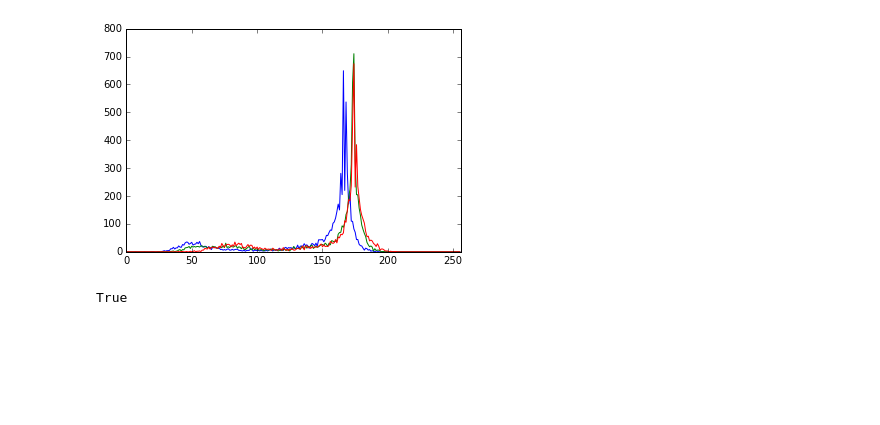
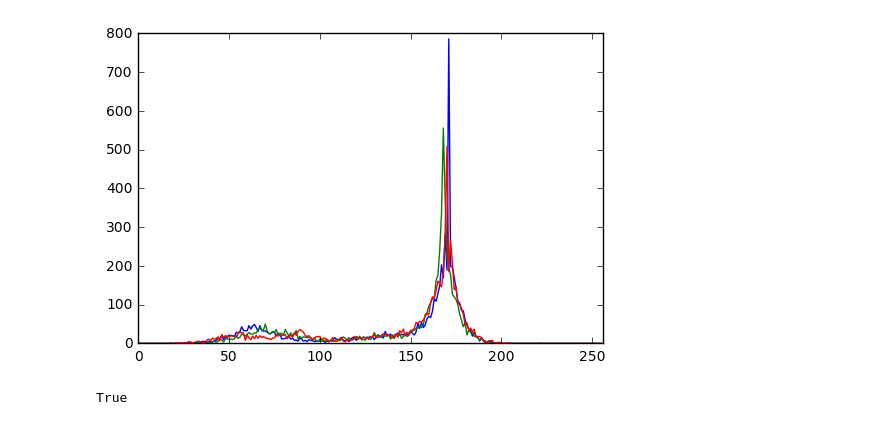
Before and after one commit to justttry/verificationCode, a Jupyter notebook: ImageInpainting图像修复.ipynb, the cells around one changed output. Drawn from its saved outputs; the diff is of its cells as text; code cells hidden in the pictures; blank space fills up the shorter version.

```diff
--- a/ImageInpainting图像修复.ipynb
+++ b/ImageInpainting图像修复.ipynb
@@ -1,17 +1,17 @@
 # %%
 import cv2
 import numpy as np
 from matplotlib import pyplot as plt
 
-img = cv2.imread('sample/yanzhengma4.png')
+img = cv2.imread('sample/yanzhengma5.png')
 color = ('b','g','r')
 for i,col in enumerate(color):
     histr = cv2.calcHist([img],[i],None,[256],[0,256])
     plt.plot(histr,color = col)
     plt.xlim([0,256])
 plt.show()
 # %% [output]
-[figure, old version]
+[figure, new version]
 # %%
 import numpy as np
 import cv2
```
Also changed, not shown: parts of 4 cells of this notebook, 2 other files.
